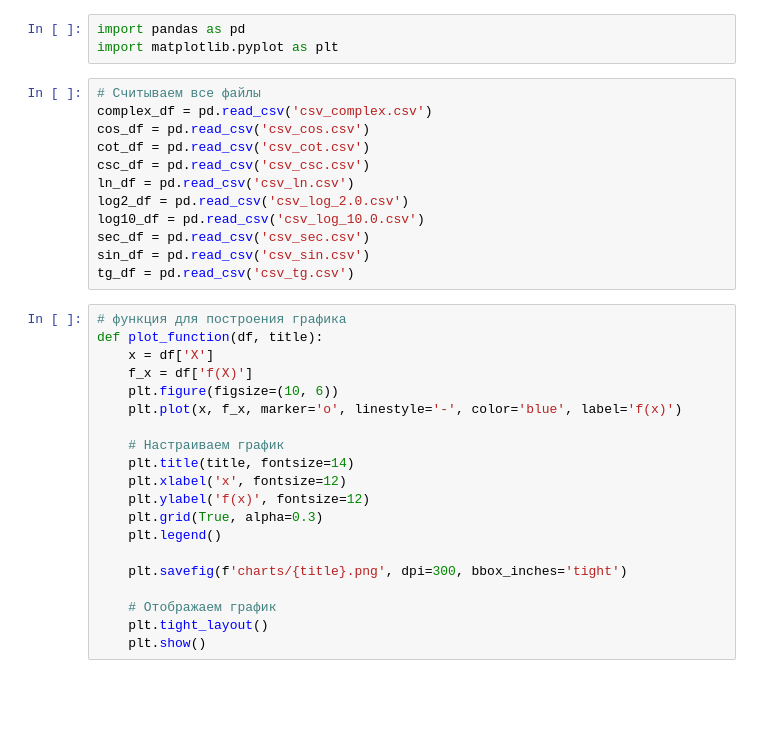
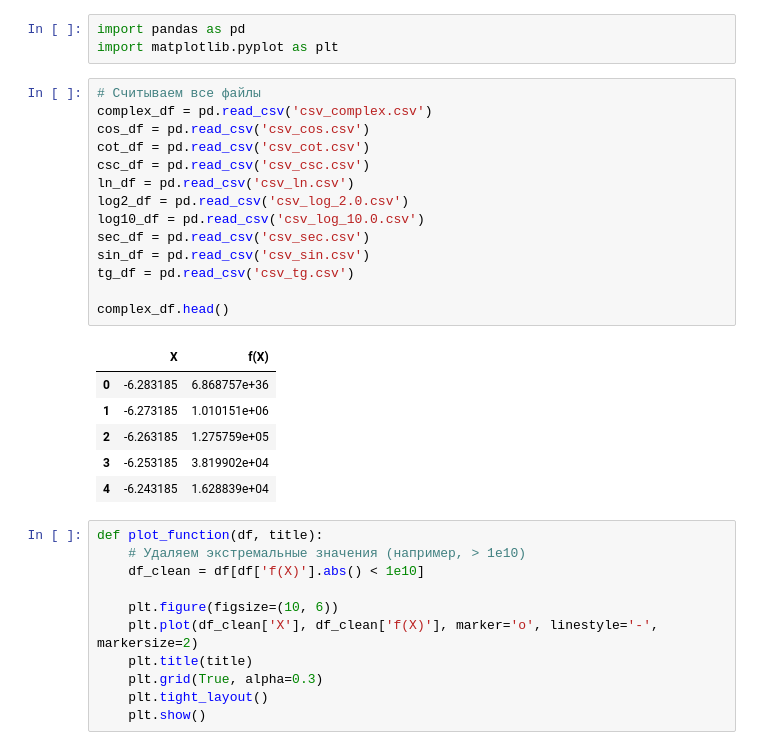
Before and after one commit to Dimon228322228/lab2_TPO, a Jupyter notebook: Chart_prograb.ipynb, the cells around one changed output. Cells and saved outputs as stored; diff of their text form; blank space fills up the shorter version.

```diff
--- a/Chart_prograb.ipynb
+++ b/Chart_prograb.ipynb
@@ -4,33 +4,33 @@ import matplotlib.pyplot as plt
 # %%
 # Считываем все файлы
 complex_df = pd.read_csv('csv_complex.csv')
 cos_df = pd.read_csv('csv_cos.csv')
 cot_df = pd.read_csv('csv_cot.csv')
 csc_df = pd.read_csv('csv_csc.csv')
 ln_df = pd.read_csv('csv_ln.csv')
 log2_df = pd.read_csv('csv_log_2.0.csv')
 log10_df = pd.read_csv('csv_log_10.0.csv')
 sec_df = pd.read_csv('csv_sec.csv')
 sin_df = pd.read_csv('csv_sin.csv')
 tg_df = pd.read_csv('csv_tg.csv')
+
+complex_df.head()
+# %% [output]
+|  | X | f(X) |
+| 0 | -6.283185 | 6.868757e+36 |
+| 1 | -6.273185 | 1.010151e+06 |
+| 2 | -6.263185 | 1.275759e+05 |
+| 3 | -6.253185 | 3.819902e+04 |
+| 4 | -6.243185 | 1.628839e+04 |
 # %%
-# функция для построения графика
 def plot_function(df, title):
-    x = df['X']
-    f_x = df['f(X)']
+    # Удаляем экстремальные значения (например, > 1e10)
+    df_clean = df[df['f(X)'].abs() < 1e10]
+
     plt.figure(figsize=(10, 6))
-    plt.plot(x, f_x, marker='o', linestyle='-', color='blue', label='f(x)')
-
-    # Настраиваем график
-    plt.title(title, fontsize=14)
-    plt.xlabel('x', fontsize=12)
-    plt.ylabel('f(x)', fontsize=12)
+    plt.plot(df_clean['X'], df_clean['f(X)'], marker='o', linestyle='-', markersize=2)
+    plt.title(title)
     plt.grid(True, alpha=0.3)
-    plt.legend()
-
-    plt.savefig(f'charts/{title}.png', dpi=300, bbox_inches='tight')
-
-    # Отображаем график
     plt.tight_layout()
     plt.show()
 # %%
```
Also changed, not shown: parts of 1 cell of this notebook, 10 other files.
